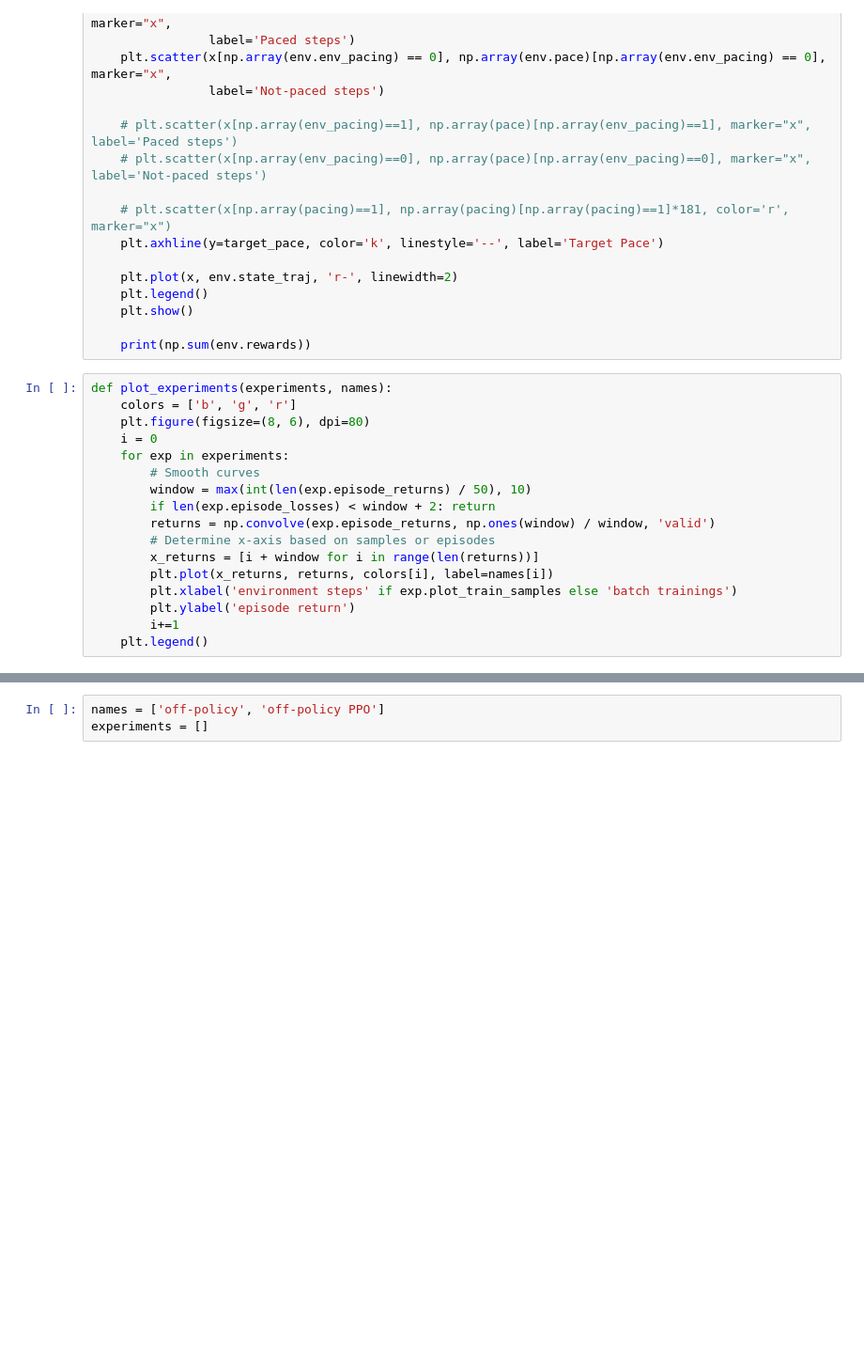
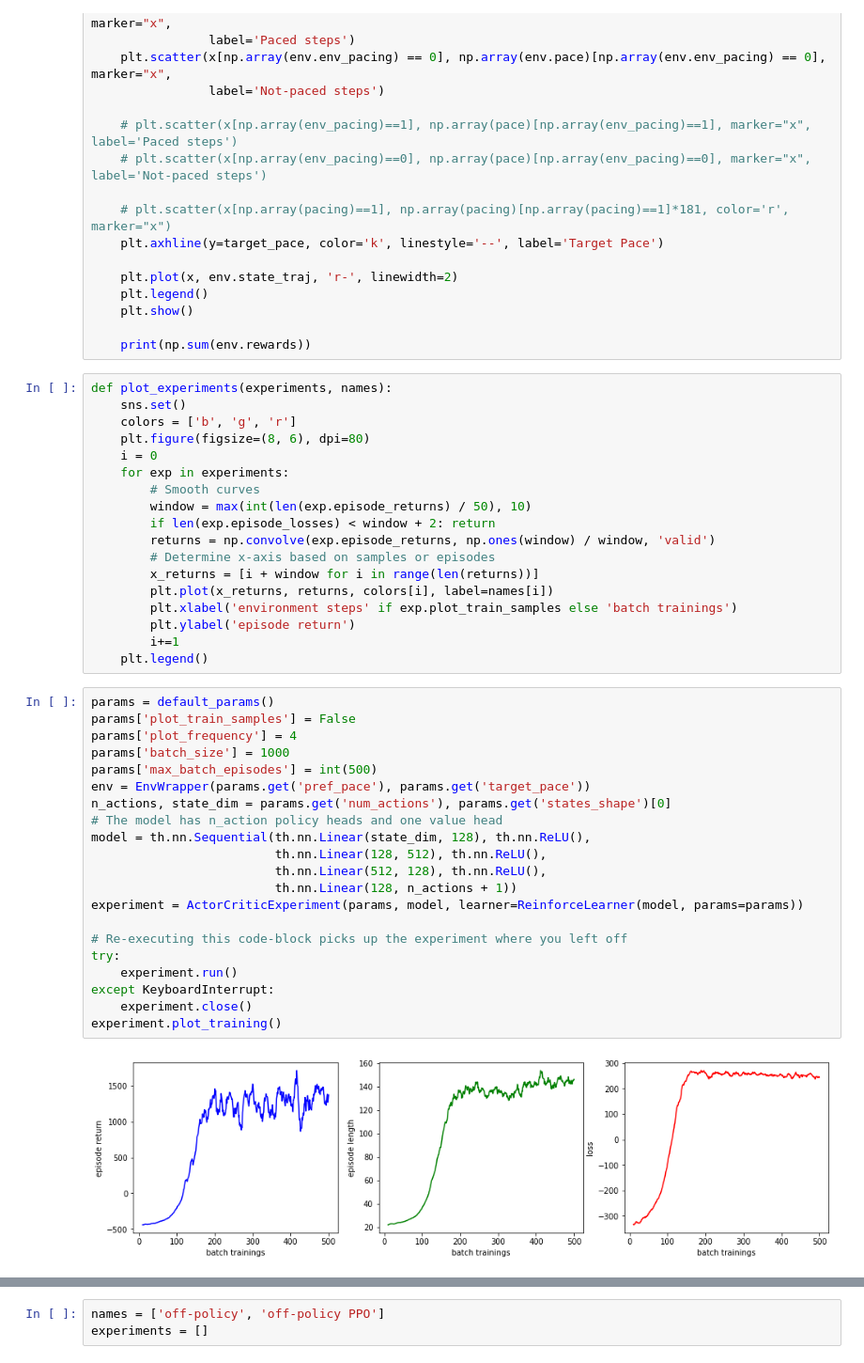
Before and after one commit to jemolano1498/OPPOSD_algorithm, a Jupyter notebook: Model/RL-Agents.ipynb, the cells around one changed output, grey strips where cells are left out. Shown: that part at 94% size. Cells and saved outputs as stored; diff of their text form; blank space fills up the shorter version.

Commit message:
Off-Policy working

```diff
--- a/Model/RL-Agents.ipynb
+++ b/Model/RL-Agents.ipynb
@@ -119,6 +121,7 @@ def test_in_environment(experiment, env):
     print(np.sum(env.rewards))
 # %%
 def plot_experiments(experiments, names):
+    sns.set()
     colors = ['b', 'g', 'r']
     plt.figure(figsize=(8, 6), dpi=80)
     i = 0
@@ -134,3 +137,26 @@ def plot_experiments(experiments, names):
         plt.ylabel('episode return')
         i+=1
     plt.legend()
+# %%
+params = default_params()
+params['plot_train_samples'] = False
+params['plot_frequency'] = 4
+params['batch_size'] = 1000
+params['max_batch_episodes'] = int(500)
+env = EnvWrapper(params.get('pref_pace'), params.get('target_pace'))
+n_actions, state_dim = params.get('num_actions'), params.get('states_shape')[0]
+# The model has n_action policy heads and one value head
+model = th.nn.Sequential(th.nn.Linear(state_dim, 128), th.nn.ReLU(),
+                         th.nn.Linear(128, 512), th.nn.ReLU(),
+                         th.nn.Linear(512, 128), th.nn.ReLU(),
+                         th.nn.Linear(128, n_actions + 1))
+experiment = ActorCriticExperiment(params, model, learner=ReinforceLearner(model, params=params))
+
+# Re-executing this code-block picks up the experiment where you left off
+try:
+    experiment.run()
+except KeyboardInterrupt:
+    experiment.close()
+experiment.plot_training()
+# %% [output]
+[figure, added]
```
Also changed, not shown: parts of 6 cells of this notebook, 3 other files.
